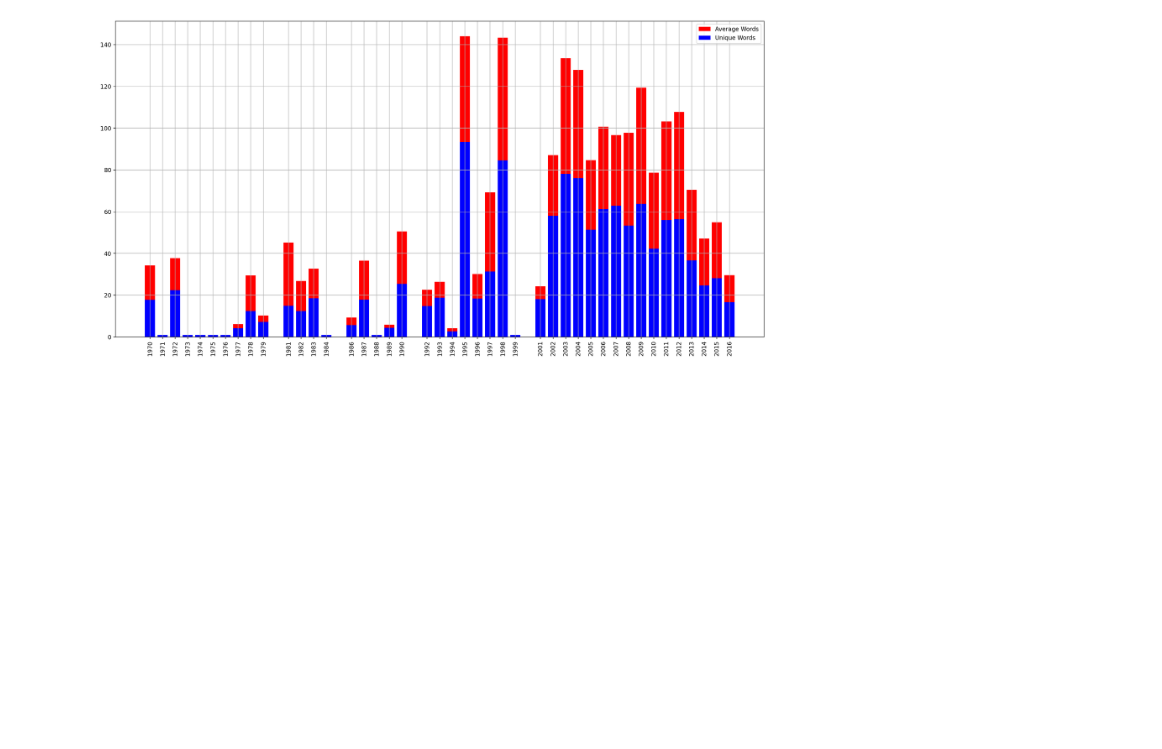
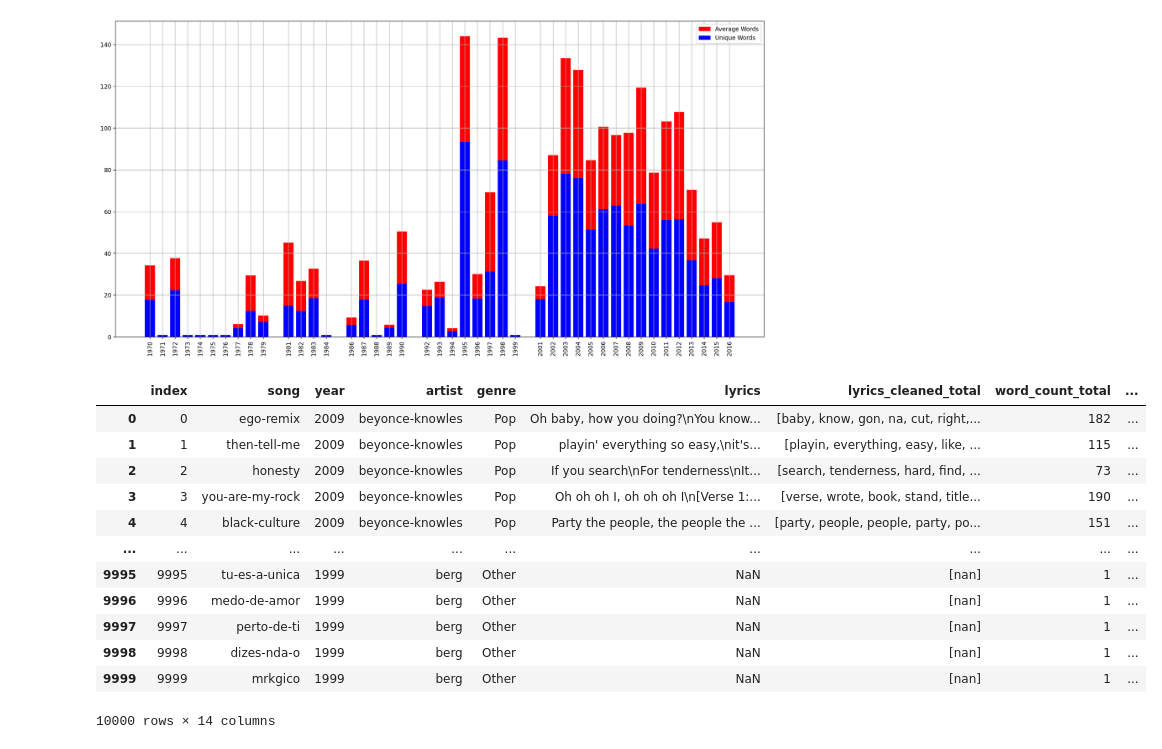
Before and after one commit to MilesJoseph/570_lyrics_NLP, a Jupyter notebook: 570_Lyrics_Assignment.ipynb, the cells around one changed output. Saved outputs shown, nothing was run; the diff lists cells and outputs as text; code cells hidden in the pictures; blank space fills up the shorter version.

```diff
--- a/570_Lyrics_Assignment.ipynb
+++ b/570_Lyrics_Assignment.ipynb
@@ -92,7 +92,7 @@ lyrics_1 = lyrics
 lemmatizer = WordNetLemmatizer()
 stemmer = PorterStemmer()
 
-def preprocess(sentence):
+def preprocess(data):
     sentence=str(sentence)
     sentence = sentence.lower()
     sentence=sentence.replace('{html}',"")
@@ -231,0 +234,27 @@ lyrics_1['profanity'] = lyrics_1['lyrics_cleaned_total'].apply(lambda x: 1 if pr
+# %%
+
+from nltk import word_tokenize, pos_tag
+tok_and_tag = lambda x: pos_tag(word_tokenize(x))
+lyrics_1['letter_lyrics'] = re.sub("[^a-zA-Z]",
+                          " ",
+                          str(lyrics_1['lyrics_cleaned_total']))
+
+tok_and_tag(lyrics_1['letter_lyrics'][0])
+
+lyrics_1['types'] = lyrics_1['letter_lyrics'].apply(tok_and_tag)
+# %%
+lyrics_1
+# %% [output]
+|  | index | song | year | artist | genre | lyrics | lyrics_cleaned_total | word_count_total | ... |
+| 0 | 0 | ego-remix | 2009 | beyonce-knowles | Pop | Oh baby, how you doing?\nYou know... | [baby, know, gon, na, cut, right,... | 182 | ... |
+| 1 | 1 | then-tell-me | 2009 | beyonce-knowles | Pop | playin' everything so easy,\nit's... | [playin, everything, easy, like, ... | 115 | ... |
+| 2 | 2 | honesty | 2009 | beyonce-knowles | Pop | If you search\nFor tenderness\nIt... | [search, tenderness, hard, find, ... | 73 | ... |
+| 3 | 3 | you-are-my-rock | 2009 | beyonce-knowles | Pop | Oh oh oh I, oh oh oh I\n[Verse 1:... | [verse, wrote, book, stand, title... | 190 | ... |
+| 4 | 4 | black-culture | 2009 | beyonce-knowles | Pop | Party the people, the people the ... | [party, people, people, party, po... | 151 | ... |
+| ... | ... | ... | ... | ... | ... | ... | ... | ... | ... |
+| 9995 | 9995 | tu-es-a-unica | 1999 | berg | Other | NaN | [nan] | 1 | ... |
+| 9996 | 9996 | medo-de-amor | 1999 | berg | Other | NaN | [nan] | 1 | ... |
+| 9997 | 9997 | perto-de-ti | 1999 | berg | Other | NaN | [nan] | 1 | ... |
+| 9998 | 9998 | dizes-nda-o | 1999 | berg | Other | NaN | [nan] | 1 | ... |
+| 9999 | 9999 | mrkgico | 1999 | berg | Other | NaN | [nan] | 1 | ... |
+10000 rows × 14 columns
```
Also changed, not shown: parts of 2 cells of this notebook.
